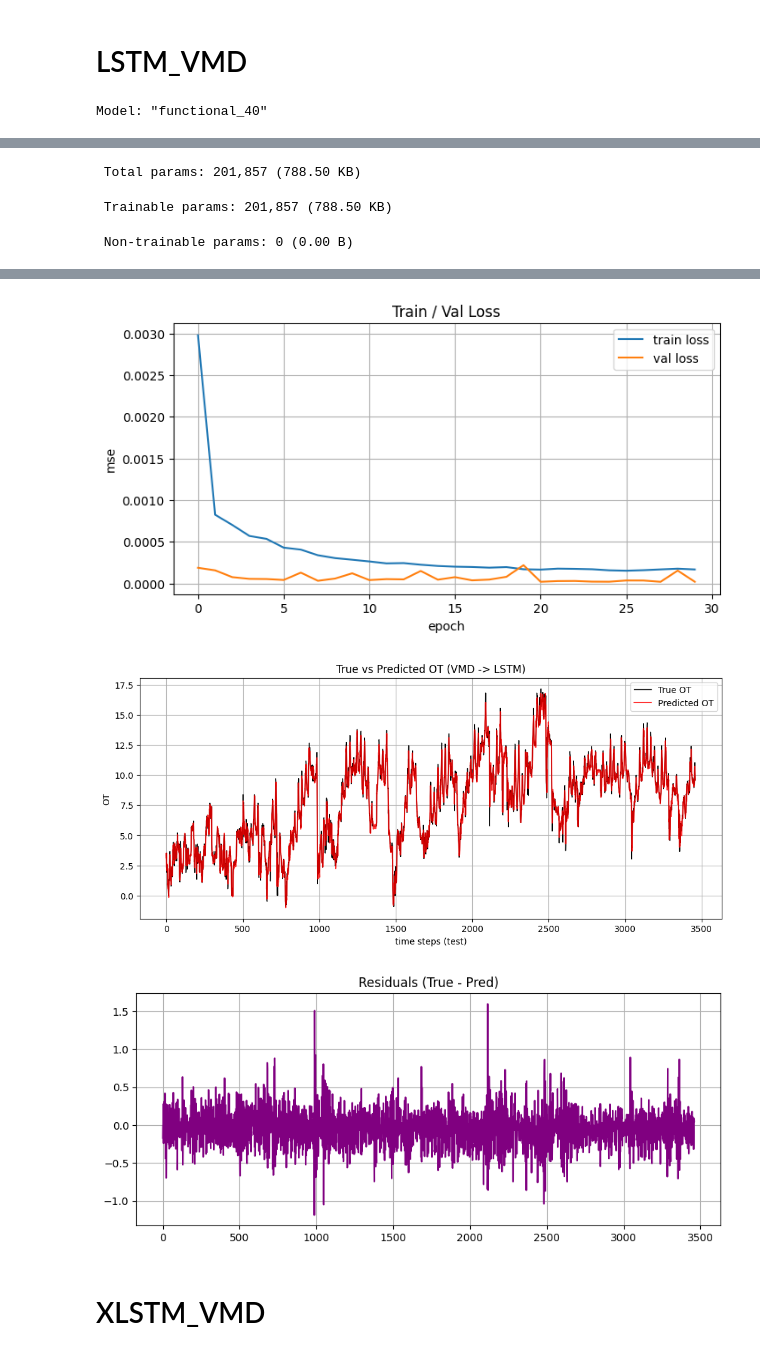
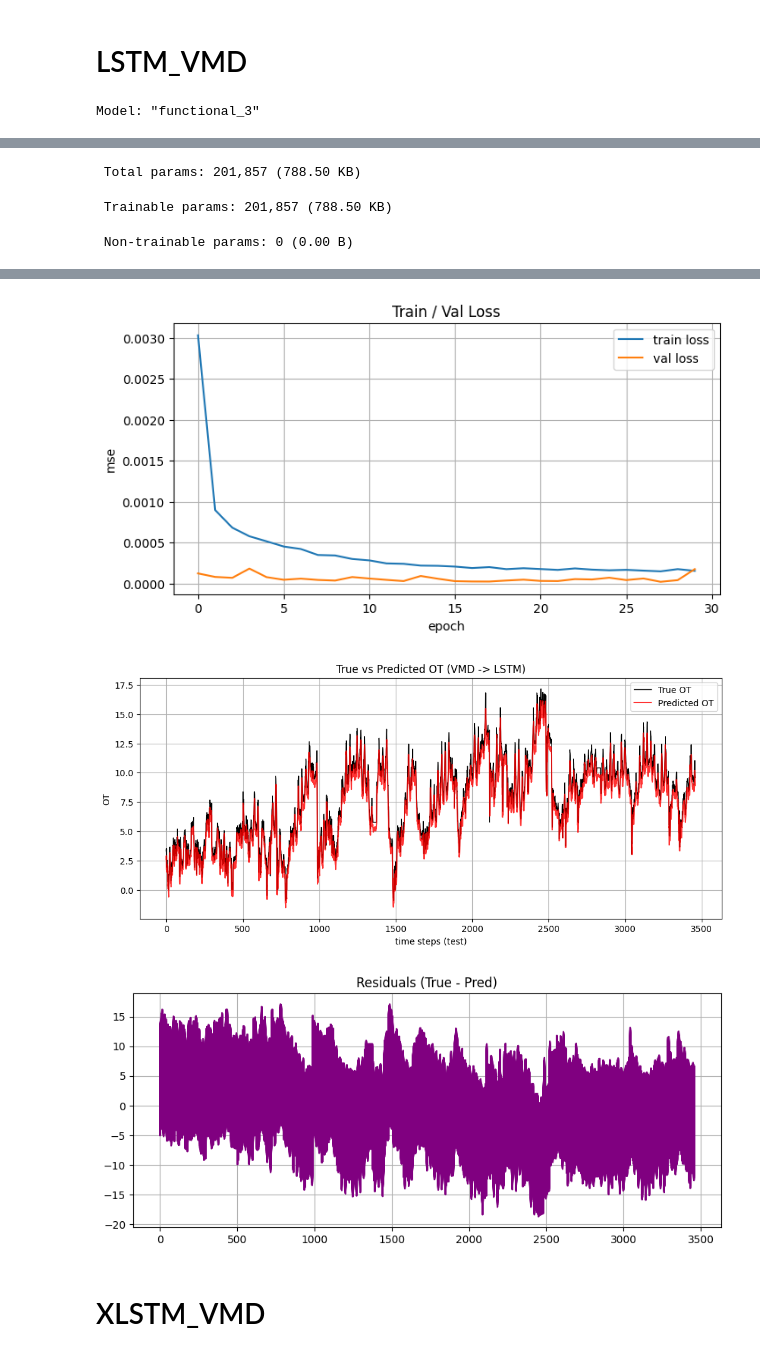
Before and after one commit to mahan100/Nested_Attention_BiLSTM_VMD, a Jupyter notebook: Train.ipynb, the cells around one changed output, grey strips where cells are left out. Saved outputs shown, nothing was run; the diff lists cells and outputs as text; code cells hidden in the pictures.

```diff
--- a/Train.ipynb
+++ b/Train.ipynb
@@ -1067,19 +584,7 @@ Epoch 30/30
 # %% [markdown]
 # LSTM_VMD
 # %%
-# Code: VMD -> LSTM (no leakage)
-import numpy as np
-import matplotlib.pyplot as plt
-from sklearn.preprocessing import MinMaxScaler
-from sklearn.metrics import mean_squared_error, mean_absolute_error
-from vmdpy import VMD
-import tensorflow as tf
-from tensorflow.keras.models import Model, Sequential
-from tensorflow.keras.layers import Input, LSTM, Dense, Dropout
-from tensorflow.keras.optimizers import Adam
-
-
-_,y_test_vmd_true,_,X_train_vmd, y_train_vmd, X_test_vmd, y_test_vmd,_,_,_,_= train_test(alpha_hat, tau_hat, K_hat)
+y_test_vmd_true,_,scaler_y,X_train_vmd, y_train_vmd, X_test_vmd, y_test_vmd,_,_,_,_= train_test(alpha_hat, tau_hat, K_hat)
 
 # ---------------------------
 # 5. Build LSTM model
@@ -1095,7 +600,7 @@ def build_lstm_model(input_shape, units=LSTM_UNITS, dropout=DROPOUT):
     model.compile(optimizer=Adam(LEARNING_RATE), loss='mse', metrics=['mae'])
     return model
 
-model = build_lstm_model((SEQ_LEN, K_hat))
+model = build_lstm_model((SEQ_LEN, K_hat),128)
 model.summary()
 
 # ---------------------------
@@ -1126,7 +631,7 @@ plt.title('Train / Val Loss')
 plt.show()
 
 plt.figure(figsize=(12,5))
-plt.plot(y_test_simple_true, label='True OT', color='black', linewidth=1)
+plt.plot(y_test_vmd_true, label='True OT', color='black', linewidth=1)
 plt.plot(y_pred_lstm_vmd_true, label='Predicted OT', color='red', alpha=0.8)
 plt.xlabel('time steps (test)')
 plt.ylabel('OT')
@@ -1141,7 +646,7 @@ plt.title('Residuals (True - Pred)')
 plt.grid(True)
 plt.show()
 # %% [output]
-Model: "functional_40"
+Model: "functional_3"
 ┏━━━━━━━━━━━━━━━━━━━━━━━━━━━━━━━━━┳━━━━━━━━━━━━━━━━━━━━━━━━┳━━━━━━━━━━━━━━━┓
 ┃ Layer (type)                    ┃ Output Shape           ┃       Param # ┃
 ┡━━━━━━━━━━━━━━━━━━━━━━━━━━━━━━━━━╇━━━━━━━━━━━━━━━━━━━━━━━━╇━━━━━━━━━━━━━━━┩
@@ -1180,6 +685,6 @@ Epoch 30/30
-[figure, old version]
+[figure, new version]
-[figure, old version]
+[figure, new version]
-[figure, old version]
+[figure, new version]
 # %% [markdown]
 # XLSTM_VMD
 # %%
```
Also changed, not shown: parts of 18 cells of this notebook, 1 other file.
